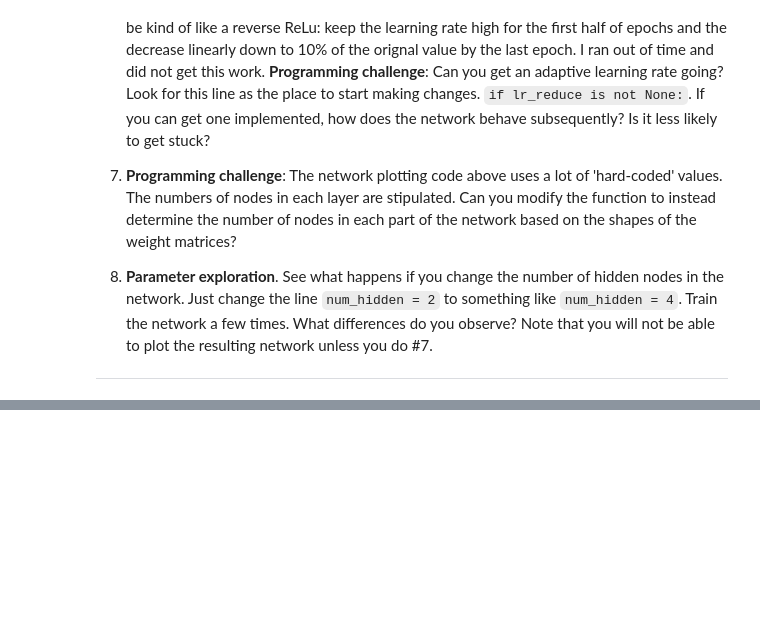
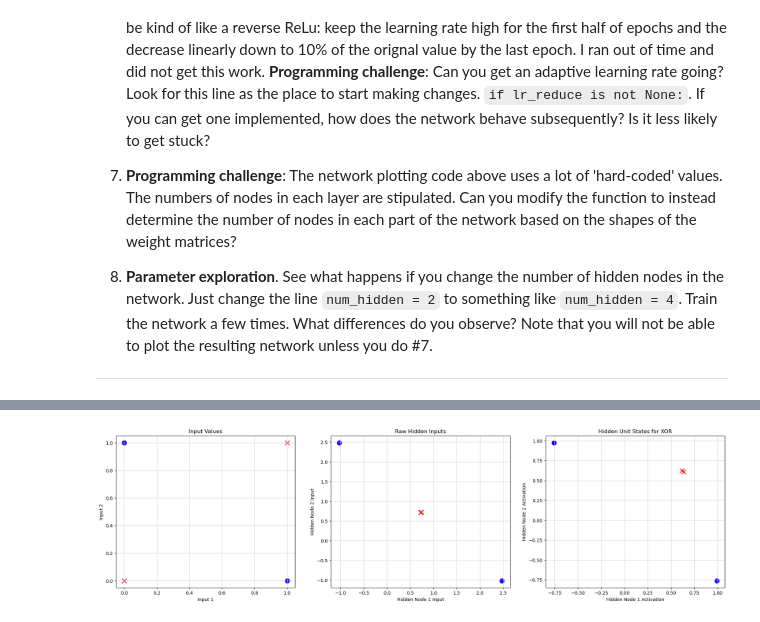
Before and after one commit to jsmagnuson/models-of-the-mind-notebooks, a Jupyter notebook: 13-nnets-03-learning-xor.ipynb, the cells around one changed output, grey strips where cells are left out. Cells and saved outputs as stored; diff of their text form; code cells hidden in the pictures; blank space fills up the shorter version.

```diff
--- a/13-nnets-03-learning-xor.ipynb
+++ b/13-nnets-03-learning-xor.ipynb
@@ -905,0 +958,61 @@ Second Layer Biases:
+# %%
+import matplotlib.pyplot as plt
+import numpy as np
+
+def plot_hidden_states_and_inputs(inputs, hidden_states, hidden_inputs, outputs, ptitle='Hidden Unit States', jitter=0.0):
+    """
+    Plots the input values, raw hidden inputs, and the hidden unit states for given inputs and outputs.
+
+    Parameters:
+    inputs (np.array): Array of input points.
+    hidden_states (np.array): Array of hidden states corresponding to each input point.
+    hidden_inputs (np.array): Array of raw hidden inputs corresponding to each input point.
+    outputs (np.array): Array of output values corresponding to each input point.
+    jitter (float): Amount of jitter to apply to the points.
+    """
+    fig, axes = plt.subplots(1, 3, figsize=(24, 6))  # Three panels side by side
+
+    # Plotting the input values
+    ax = axes[0]
+    for point, output in zip(inputs, outputs):
+        color = 'blue' if output == 1 else 'red'
+        marker = 'o' if output == 1 else 'x'
+        ax.scatter(point[0], point[1], color=color, marker=marker, s=100)
+
+    ax.set_title('Input Values')
+    ax.set_xlabel('Input 1')
+    ax.set_ylabel('Input 2')
+    ax.grid(True, color='lightgrey')
+
+    # Plotting the raw hidden inputs
+    ax = axes[1]
+    for point, hidden_input, output in zip(inputs, hidden_inputs, outputs):
+        color = 'blue' if output == 1 else 'red'
+        marker = 'o' if output == 1 else 'x'
+        jittered_state = hidden_input + np.random.normal(0, jitter, hidden_input.shape)
+        ax.scatter(jittered_state[0], jittered_state[1], color=color, marker=marker, s=100)
+
+    ax.set_title('Raw Hidden Inputs')
+    ax.set_xlabel('Hidden Node 1 Input')
+    ax.set_ylabel('Hidden Node 2 Input')
+    ax.grid(True, color='lightgrey')
+
+    # Plotting the activated hidden states
+    ax = axes[2]
+    for point, hidden_state, output in zip(inputs, hidden_states, outputs):
+        color = 'blue' if output == 1 else 'red'
+        marker = 'o' if output == 1 else 'x'
+        jittered_state = hidden_state + np.random.normal(0, jitter, hidden_state.shape)
+        ax.scatter(jittered_state[0], jittered_state[1], color=color, marker=marker, s=100)
+
+    ax.set_title(ptitle)
+    ax.set_xlabel('Hidden Node 1 Activation')
+    ax.set_ylabel('Hidden Node 2 Activation')
+    ax.grid(True, color='lightgrey')
+
+    plt.show()
+
+# Example usage
+plot_hidden_states_and_inputs(inputs, hidden_states_matrix, hidden_inputs_matrix, outputs, ptitle='Hidden Unit States for XOR', jitter=0.009)
+# %% [output]
+[figure, added]
```
Also changed, not shown: parts of 8 cells of this notebook, 1 other file.
